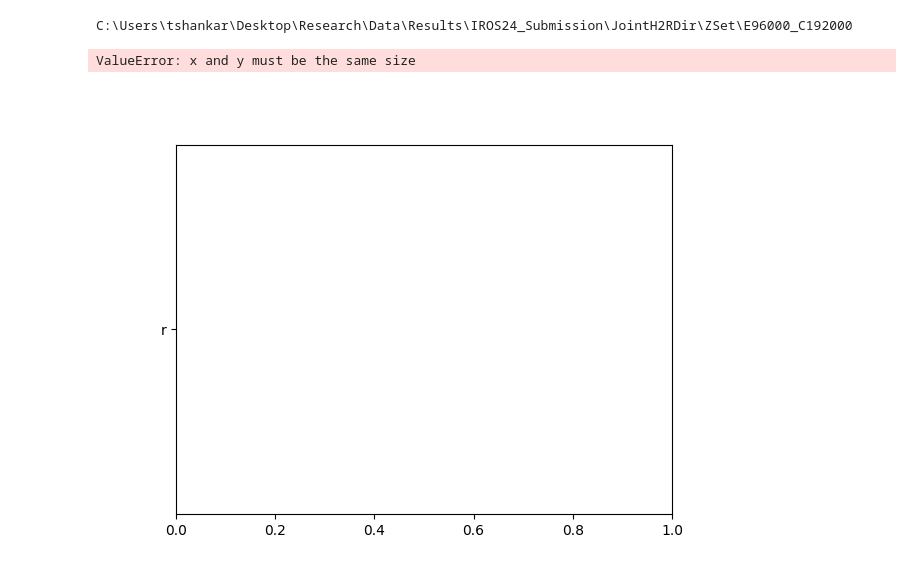
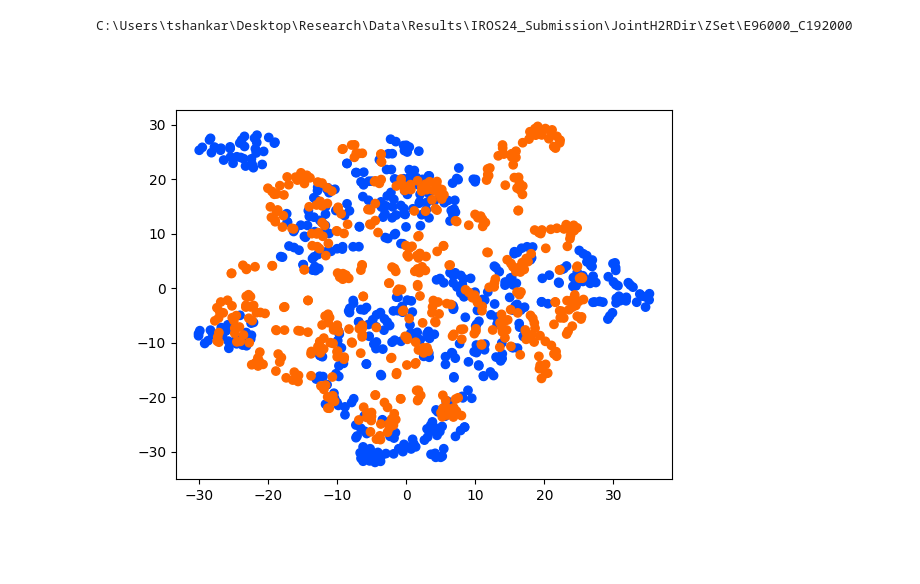
Before and after one commit to almutwakel/CausalSkillLearning, a Jupyter notebook: Experiments/Notebooks/JointH2R_Plots.ipynb, the cells around one changed output. Cells and saved outputs as stored; diff of their text form; code cells hidden in the pictures.

Commit message:
Logging plot changes

```diff
--- a/Experiments/Notebooks/JointH2R_Plots.ipynb
+++ b/Experiments/Notebooks/JointH2R_Plots.ipynb
@@ -48,10 +48,10 @@ def get_embedding(latent_zs, tsne=None):
 # %%
 robot_embedded_zs, robot_tsne = get_embedding(robot_zs)
 human_embedded_zs, _ = get_embedding(human_zs, tsne=robot_tsne)
-# %%
-plt.scatter(robot_embedded_zs, 'r')
-plt.scatter(human_embedded_zs, 'b')
-plt.show()
-# %% [output]
-ValueError: x and y must be the same size
-[figure, removed]
+# %%
+plt.close()
+plt.scatter(robot_embedded_zs[:,0], robot_embedded_zs[:,1], c=0.2*np.ones(robot_embedded_zs.shape[0]), cmap='jet', vmin=0, vmax=1)
+plt.scatter(human_embedded_zs[:,0], human_embedded_zs[:,1], c=0.8*np.ones(human_embedded_zs.shape[0]), cmap='jet', vmin=0, vmax=1)
+plt.show()
+# %% [output]
+[figure, added]
```
Also changed, not shown: parts of 9 cells of this notebook, 5 other files.
